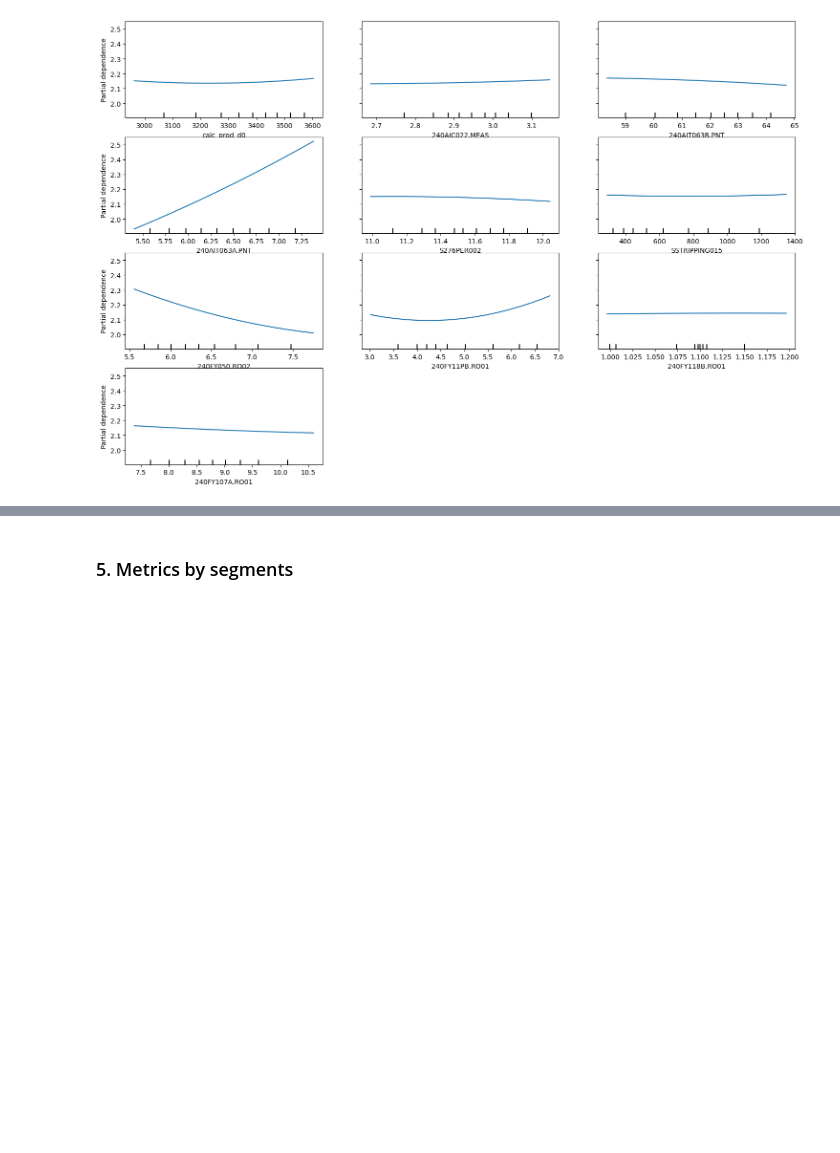
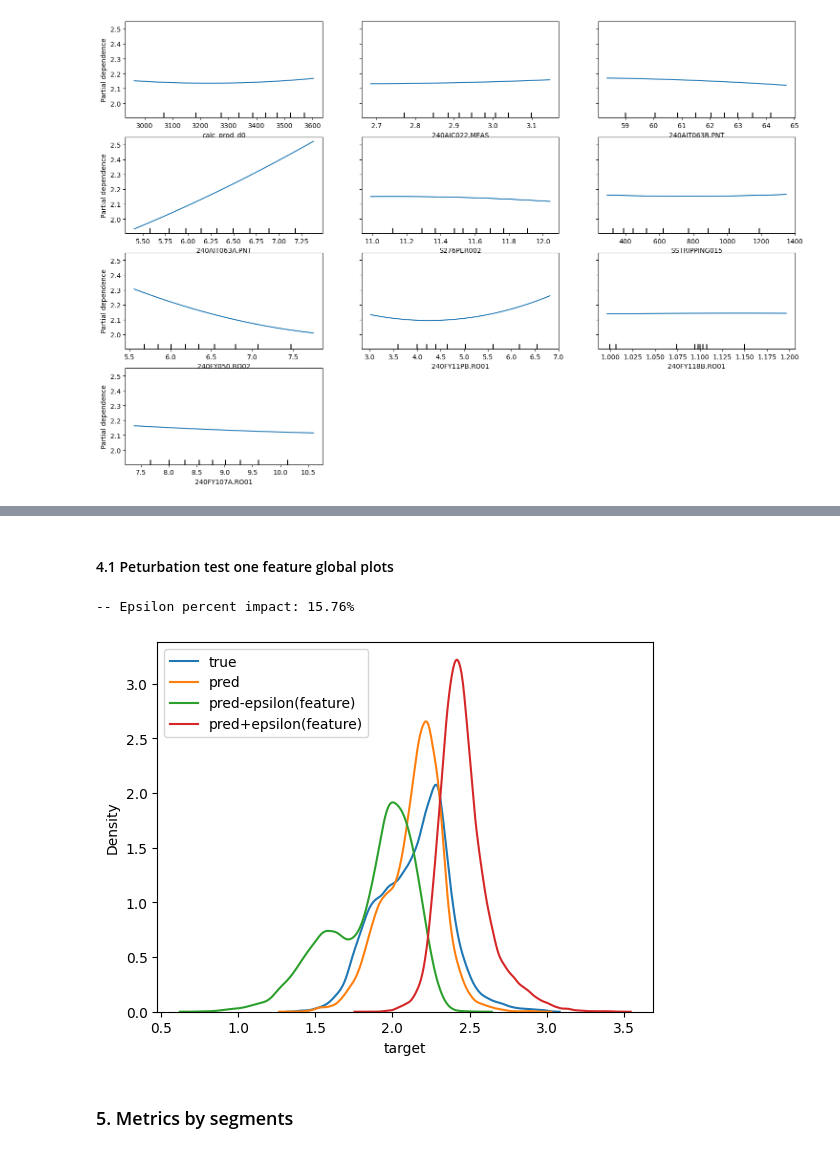
Before and after one commit to joseortegalabra/Optimization-Industrial-Process, a Jupyter notebook: 5_offline_evaluation_ml/1_d0eop_microkappa.ipynb, the cells around one changed output, grey strips where cells are left out. Drawn from its saved outputs; the diff is of its cells as text; code cells hidden in the pictures; blank space fills up the shorter version.

```diff
--- a/5_offline_evaluation_ml/1_d0eop_microkappa.ipynb
+++ b/5_offline_evaluation_ml/1_d0eop_microkappa.ipynb
@@ -604,0 +600,2 @@ Plots utilizando el package SHAP
+# %% [markdown]
+#### 4.1 Peturbation test one feature global plots
@@ -605,3 +665,13 @@ Plots utilizando el package SHAP
+# %%
+perturbation_test_one_feature_global_analysis(tag_sensitivy_analysis = '240AIT063A.PNT', # most important feature for example
+                                              epsilon = 1,
+                                              X = X_test.copy(),
+                                              y = y_test.copy(),
+                                              y_pred = y_test_pred.copy()
+                                             )
+# %% [output]
+-- Epsilon percent impact: 15.76%
+[figure, added]
 # %% [markdown]
 ### 5. Metrics by segments
 # %% [markdown]
```
Also changed, not shown: parts of 6 cells of this notebook, 2 other files.
